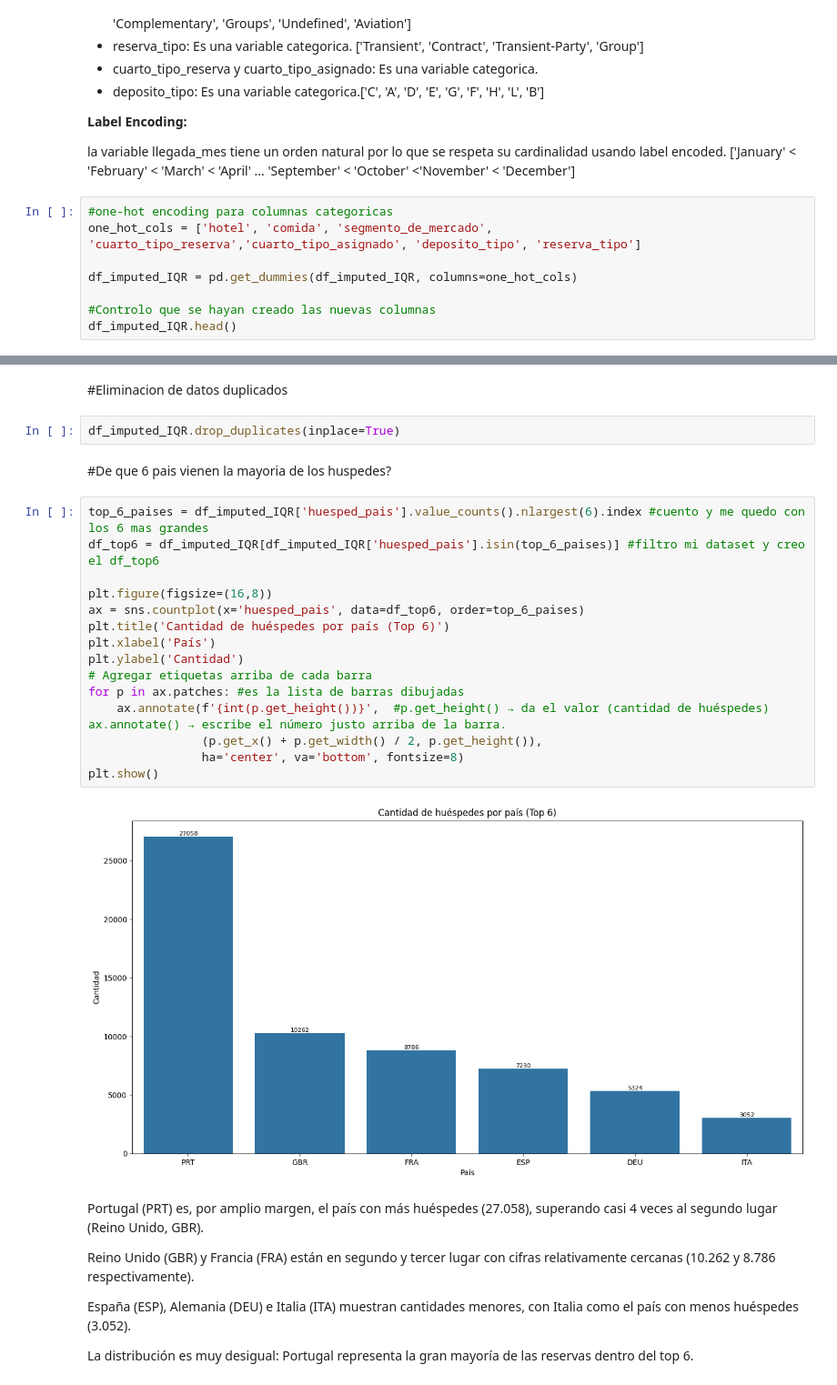
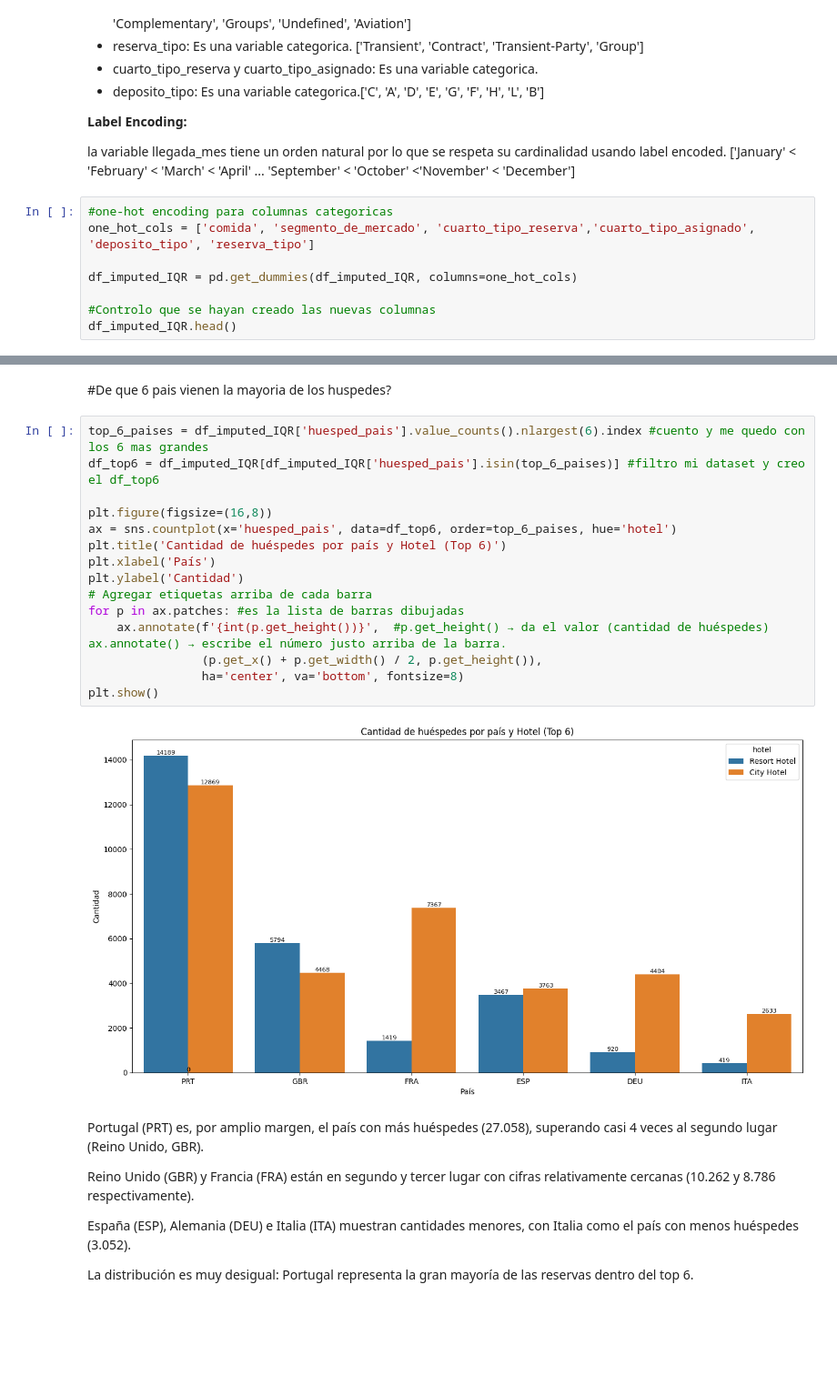
Before and after one commit to cinth90/Datascience1, a Jupyter notebook: ProyectoDS_ParteIII_Debenedetto_ipynb.ipynb, the cells around one changed output, grey strips where cells are left out. Shown at 91% size. Drawn from its saved outputs; the diff is of its cells as text; blank space fills up the shorter version.

```diff
--- a/ProyectoDS_ParteIII_Debenedetto_ipynb.ipynb
+++ b/ProyectoDS_ParteIII_Debenedetto_ipynb.ipynb
@@ -454,7 +486,7 @@ Las siguientes variables son categoricas por lo que se realiza un one-hot encode
 la variable llegada_mes tiene un orden natural por lo que se respeta su cardinalidad usando label encoded. ['January' < 'February' < 'March' < 'April' ... 'September' < 'October' <'November' < 'December']
 # %%
 #one-hot encoding para columnas categoricas
-one_hot_cols = ['hotel', 'comida', 'segmento_de_mercado', 'cuarto_tipo_reserva','cuarto_tipo_asignado', 'deposito_tipo', 'reserva_tipo']
+one_hot_cols = ['comida', 'segmento_de_mercado', 'cuarto_tipo_reserva','cuarto_tipo_asignado', 'deposito_tipo', 'reserva_tipo']
 
 df_imputed_IQR = pd.get_dummies(df_imputed_IQR, columns=one_hot_cols)
 
@@ -540,26 +572,22 @@ df_imputed_IQR.describe().T
-# %% [markdown]
-#Eliminacion de datos duplicados
-# %%
-df_imputed_IQR.drop_duplicates(inplace=True)
 # %% [markdown]
 #De que 6 pais vienen la mayoria de los huspedes?
 # %%
 top_6_paises = df_imputed_IQR['huesped_pais'].value_counts().nlargest(6).index #cuento y me quedo con los 6 mas grandes
 df_top6 = df_imputed_IQR[df_imputed_IQR['huesped_pais'].isin(top_6_paises)] #filtro mi dataset y creo el df_top6
 
 plt.figure(figsize=(16,8))
-ax = sns.countplot(x='huesped_pais', data=df_top6, order=top_6_paises)
-plt.title('Cantidad de huéspedes por país (Top 6)')
+ax = sns.countplot(x='huesped_pais', data=df_top6, order=top_6_paises, hue='hotel')
+plt.title('Cantidad de huéspedes por país y Hotel (Top 6)')
 plt.xlabel('País')
 plt.ylabel('Cantidad')
 # Agregar etiquetas arriba de cada barra
 for p in ax.patches: #es la lista de barras dibujadas
     ax.annotate(f'{int(p.get_height())}',  #p.get_height() → da el valor (cantidad de huéspedes) ax.annotate() → escribe el número justo arriba de la barra.
                 (p.get_x() + p.get_width() / 2, p.get_height()),
                 ha='center', va='bottom', fontsize=8)
 plt.show()
 # %% [output]
-[figure, old version]
+[figure, new version]
 # %% [markdown]
 Portugal (PRT) es, por amplio margen, el país con más huéspedes (27.058), superando casi 4 veces al segundo lugar (Reino Unido, GBR).
 
```
Also changed, not shown: parts of 62 cells of this notebook.
